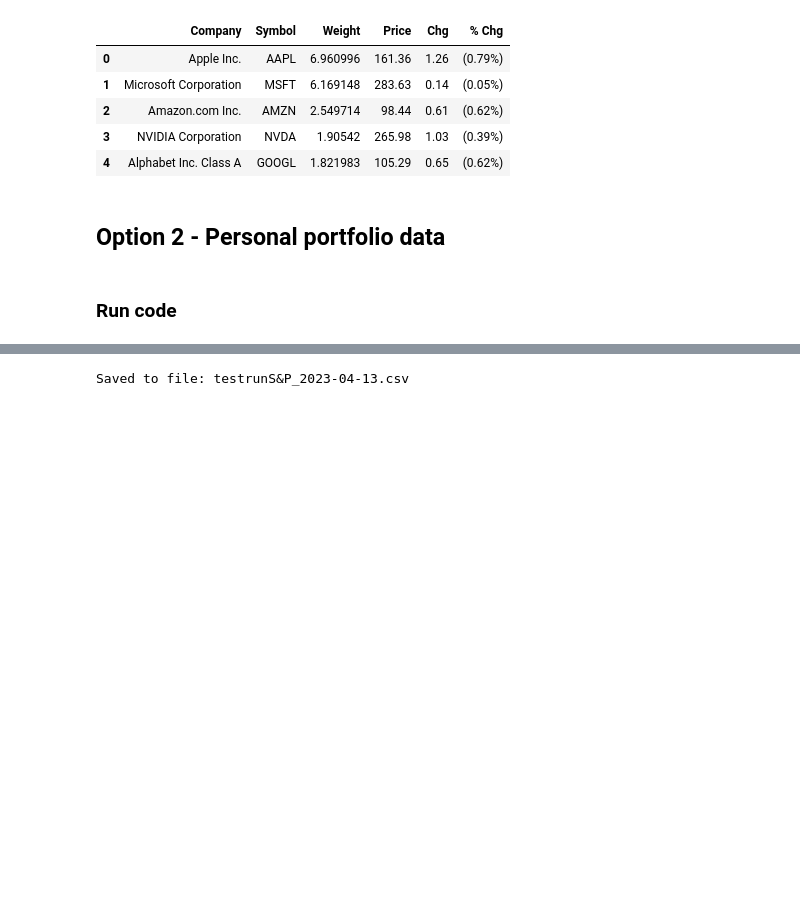
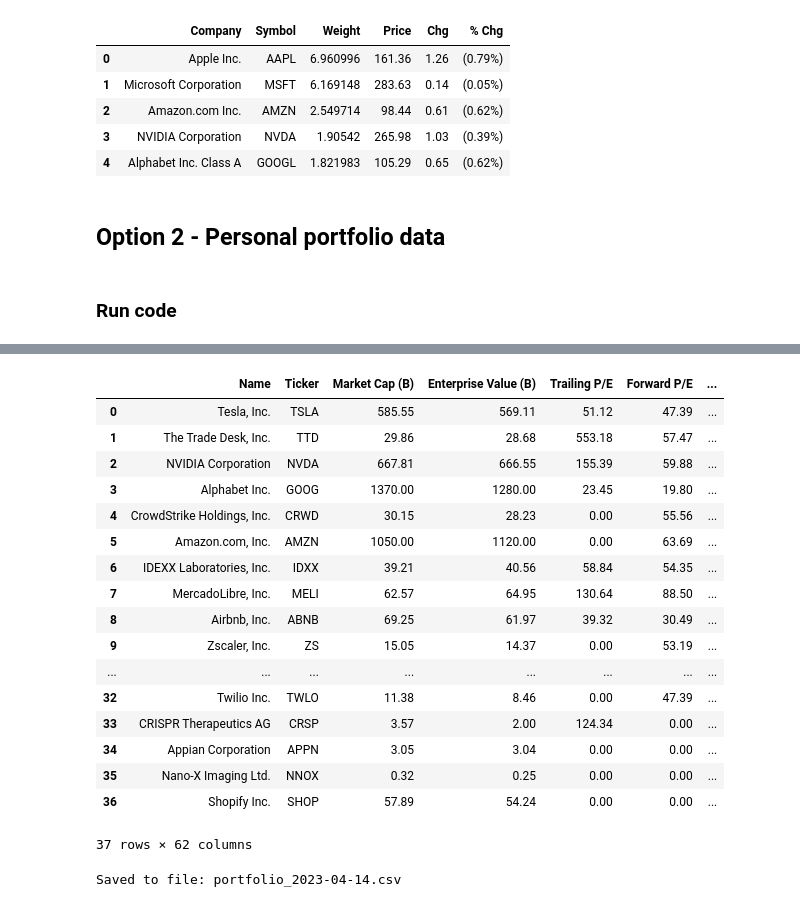
Before and after one commit to sienlonglim/financial_analysis_forecasting, a Jupyter notebook: p1_yahoo_stats_scrapper.ipynb, the cells around one changed output, grey strips where cells are left out. Saved outputs shown, nothing was run; the diff lists cells and outputs as text; code cells hidden in the pictures; blank space fills up the shorter version.

```diff
--- a/p1_yahoo_stats_scrapper.ipynb
+++ b/p1_yahoo_stats_scrapper.ipynb
@@ -163,11 +163,12 @@ metrics = ['Name',
 # %% [markdown]
 ### Scraping and casting ticker stats into 2D list
 # %%
-def scrap_ticker(tickers, sleeptime=2, batch_interval=50):
+def scrap_ticker(tickers, data_dict, sleeptime=2, batch_interval=50):
     '''
     Function take takes in a list of tickers and scraps the yahoo stats into a dictionary.
     Input:
         tickers : list of tickers
+        all_data : dictionary to update with the scrapped data, should be created outside the function
         sleeptime : time to sleep between scraps
         batch_interval : number of scraps before a longer rest
         '''
@@ -175,8 +176,8 @@ def scrap_ticker(tickers, sleeptime=2, batch_interval=50):
     start_time = datetime.now()
 
     #check if there is any existing data in all_data (dictionary), if yes, assigns this run to the next batch number
-    if all_data:
-        batch_number = max(all_data.keys())+1
+    if data_dict:
+        batch_number = max(data_dict.keys())+1
         print(f'Batch number: {batch_number}')
     else:
         batch_number = 1
@@ -223,7 +224,7 @@ def scrap_ticker(tickers, sleeptime=2, batch_interval=50):
 
             #code to sleep after a batch
             if batch_count == batch_interval:
-                all_data[batch_number] = pd.DataFrame(np.array(batch_data))
+                data_dict[batch_number] = pd.DataFrame(np.array(batch_data))
                 print(f'\nLength of info extracted is {len(batch_data)} in batch {batch_number} \n')
                 batch_count = 0
                 batch_number +=1
@@ -234,14 +235,14 @@ def scrap_ticker(tickers, sleeptime=2, batch_interval=50):
         print(e)
     finally:
         #the final appending for last batch with n smaller than 50
-        all_data[batch_number] = pd.DataFrame(np.array(batch_data))
+        data_dict[batch_number] = pd.DataFrame(np.array(batch_data))
         print(f'Length of info extracted is {len(batch_data)} in batch {batch_number}')
         end_time = datetime.now()
         print('Elapsed time was', (end_time - start_time))
         print()
-        return all_data, missed_tickers
+        return missed_tickers
 # %%
-def rescrap_missed(missed_tickers, max_tries=5):
+def rescrap_missed(missed_tickers, data_dict, max_tries=5):
     '''
     Extracts tickers that had errors/incomplete info
     Input:
@@ -253,12 +254,12 @@ def rescrap_missed(missed_tickers, max_tries=5):
     while missed_tickers:
         print(f'Extracting missed tickers: Attempt {count+1}')
         temp = missed_tickers.copy()
-        all_data, missed_tickers = scrap_ticker(temp, sleeptime=2)
+        missed_tickers = scrap_ticker(temp, data_dict, sleeptime=2)
         count +=1
         if count >= max_tries:
             break
     print('Unresolved tickers:', missed_tickers)
-    return all_data, missed_tickers
+    return missed_tickers
 # %% [markdown]
 <h3>Casting the dataframe and cleaning all the data</h3>
 # %%
@@ -400,17 +401,16 @@ tickers = input_tickers['Tickers'].tolist()
 # %% [markdown]
 ### Run code
 # %%
-#Test run
-#tickers = ['wing','mcd','dpz','sbux','yum']
+scrapped_data = {}
 
 try:
-    all_data={}
-    all_data, missed_tickers = scrap_ticker(tickers, sleeptime=2, batch_interval=50)
+    missed_tickers = scrap_ticker(tickers, data_dict=scrapped_data, sleeptime=2, batch_interval=50)
     if missed_tickers:
-        all_data, missed_tickers = rescrap_missed(missed_tickers, max_tries=2)
+        missed_tickers = rescrap_missed(missed_tickers, data_dict=scrapped_data, max_tries=2)
 except Exception as e:
     print(e)
 finally:
-    final_df = clean_df(all_data, metrics, display_progress=False)
-    final_df
+    final_df = clean_df(scrapped_data, metrics, display_progress=False)
+    final_df.reset_index(drop=True, inplace=True)
+final_df
 # %% [output]
@@ -434,3 +434,21 @@ Ran 5 times
+|  | Name | Ticker | Market Cap (B) | Enterprise Value (B) | Trailing P/E | Forward P/E | ... |
+| 0 | Tesla, Inc. | TSLA | 585.55 | 569.11 | 51.12 | 47.39 | ... |
+| 1 | The Trade Desk, Inc. | TTD | 29.86 | 28.68 | 553.18 | 57.47 | ... |
+| 2 | NVIDIA Corporation | NVDA | 667.81 | 666.55 | 155.39 | 59.88 | ... |
+| 3 | Alphabet Inc. | GOOG | 1370.00 | 1280.00 | 23.45 | 19.80 | ... |
+| 4 | CrowdStrike Holdings, Inc. | CRWD | 30.15 | 28.23 | 0.00 | 55.56 | ... |
+| 5 | Amazon.com, Inc. | AMZN | 1050.00 | 1120.00 | 0.00 | 63.69 | ... |
+| 6 | IDEXX Laboratories, Inc. | IDXX | 39.21 | 40.56 | 58.84 | 54.35 | ... |
+| 7 | MercadoLibre, Inc. | MELI | 62.57 | 64.95 | 130.64 | 88.50 | ... |
+| 8 | Airbnb, Inc. | ABNB | 69.25 | 61.97 | 39.32 | 30.49 | ... |
+| 9 | Zscaler, Inc. | ZS | 15.05 | 14.37 | 0.00 | 53.19 | ... |
+| ... | ... | ... | ... | ... | ... | ... | ... |
+| 32 | Twilio Inc. | TWLO | 11.38 | 8.46 | 0.00 | 47.39 | ... |
+| 33 | CRISPR Therapeutics AG | CRSP | 3.57 | 2.00 | 124.34 | 0.00 | ... |
+| 34 | Appian Corporation | APPN | 3.05 | 3.04 | 0.00 | 0.00 | ... |
+| 35 | Nano-X Imaging Ltd. | NNOX | 0.32 | 0.25 | 0.00 | 0.00 | ... |
+| 36 | Shopify Inc. | SHOP | 57.89 | 54.24 | 0.00 | 0.00 | ... |
+37 rows × 62 columns
 # %%
 filename = input("Enter filename to save as: ")
 if filename == '':
@@ -439,4 +457,4 @@ current_date = date.today().isoformat()
 final_df.to_csv(f'data/{filename}_{current_date}.csv')
 print(f'Saved to file: {filename}_{current_date}.csv')
 # %% [output]
-Saved to file: testrunS&P_2023-04-13.csv
+Saved to file: portfolio_2023-04-14.csv
```
Also changed, not shown: parts of 1 cell of this notebook, 1 other file.
